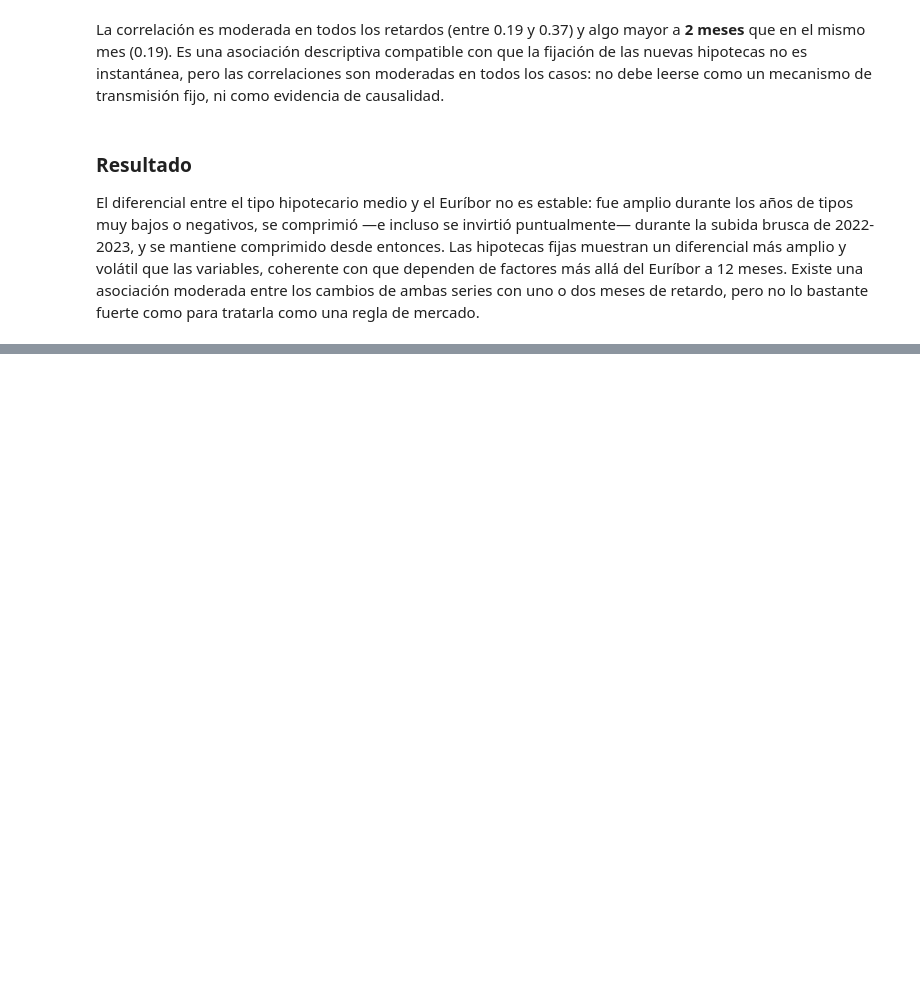
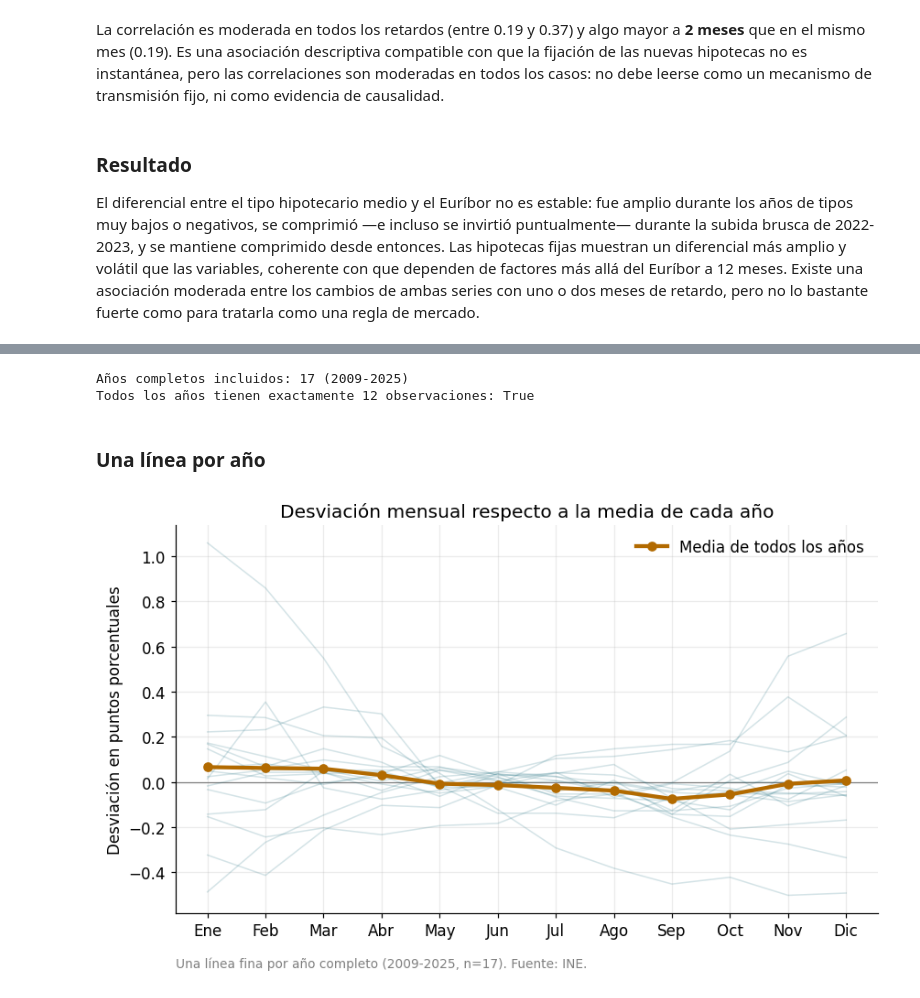
Before and after one commit to JorgeBaGa/hipotecas-estacionalidad-espana, a Jupyter notebook: notebooks/hipotecas_analysis.ipynb, the cells around one changed output, grey strips where cells are left out. Drawn from its saved outputs; the diff is of its cells as text; code cells hidden in the pictures; blank space fills up the shorter version.

```diff
--- a/notebooks/hipotecas_analysis.ipynb
+++ b/notebooks/hipotecas_analysis.ipynb
@@ -974,0 +990,38 @@ pero no lo bastante fuerte como para tratarla como una regla de mercado.
+# %%
+detalle_anual = an.yearly_deviation_detail(viviendas)
+
+anios_incluidos = sorted(detalle_anual["anio"].unique())
+observaciones_por_anio = detalle_anual.groupby("anio").size()
+assert (observaciones_por_anio == 12).all(), "Hay años incluidos con menos de 12 meses."
+
+print(f"Años completos incluidos: {len(anios_incluidos)} ({anios_incluidos[0]}-{anios_incluidos[-1]})")
+print(f"Todos los años tienen exactamente 12 observaciones: {(observaciones_por_anio == 12).all()}")
+# %% [output]
+Años completos incluidos: 17 (2009-2025)
+Todos los años tienen exactamente 12 observaciones: True
+# %% [markdown]
+### Una línea por año
+# %%
+promedio_mensual = detalle_anual.groupby(["mes_num", "mes"], observed=True)["diferencia_anual"].mean().reset_index()
+
+fig, ax = plt.subplots(figsize=(9, 5))
+ax.axhline(0, color="grey", linewidth=0.8)
+for anio, grupo in detalle_anual.groupby("anio"):
+    grupo = grupo.sort_values("mes_num")
+    ax.plot(grupo["mes"], grupo["diferencia_anual"], color=COLOR_MAIN, alpha=0.18, linewidth=1)
+ax.plot(
+    promedio_mensual["mes"], promedio_mensual["diferencia_anual"],
+    color=COLOR_ACCENT, linewidth=2.8, marker="o", label="Media de todos los años",
+)
+ax.set_title("Desviación mensual respecto a la media de cada año")
+ax.set_ylabel("Desviación en puntos porcentuales")
+ax.legend(loc="upper right", frameon=False)
+ax.text(
+    0.0, -0.14,
+    f"Una línea fina por año completo ({anios_incluidos[0]}-{anios_incluidos[-1]}, n={len(anios_incluidos)}). Fuente: INE.",
+    transform=ax.transAxes, fontsize=9, color="grey",
+)
+save_fig(fig, "13_desviacion_mensual_por_anio.png")
+plt.show()
+# %% [output]
+[figure, added]
```
Also changed, not shown: parts of 9 cells of this notebook, 3 other files.
